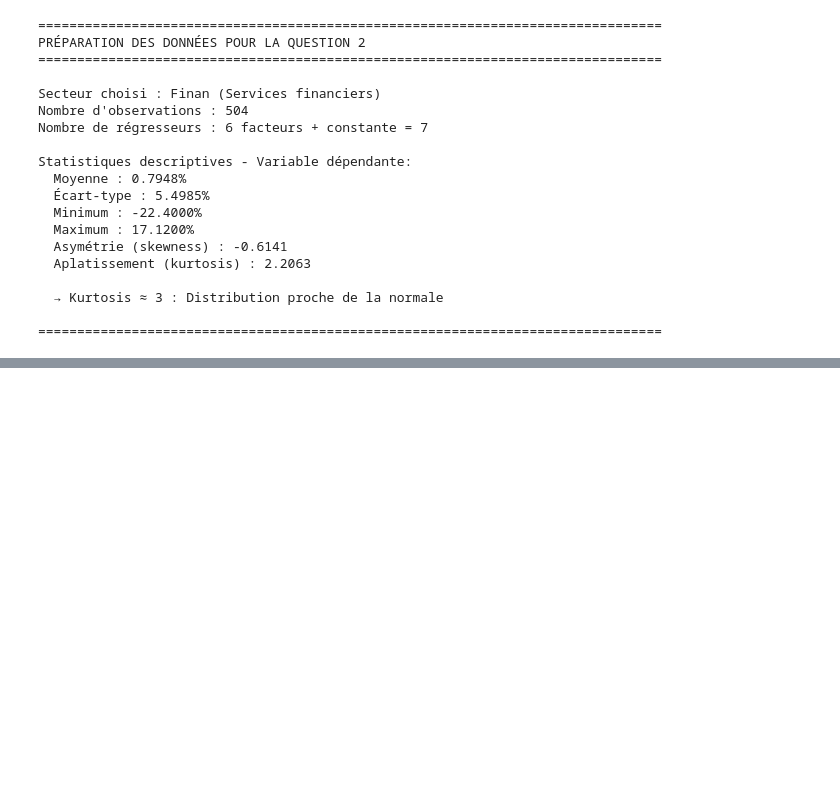
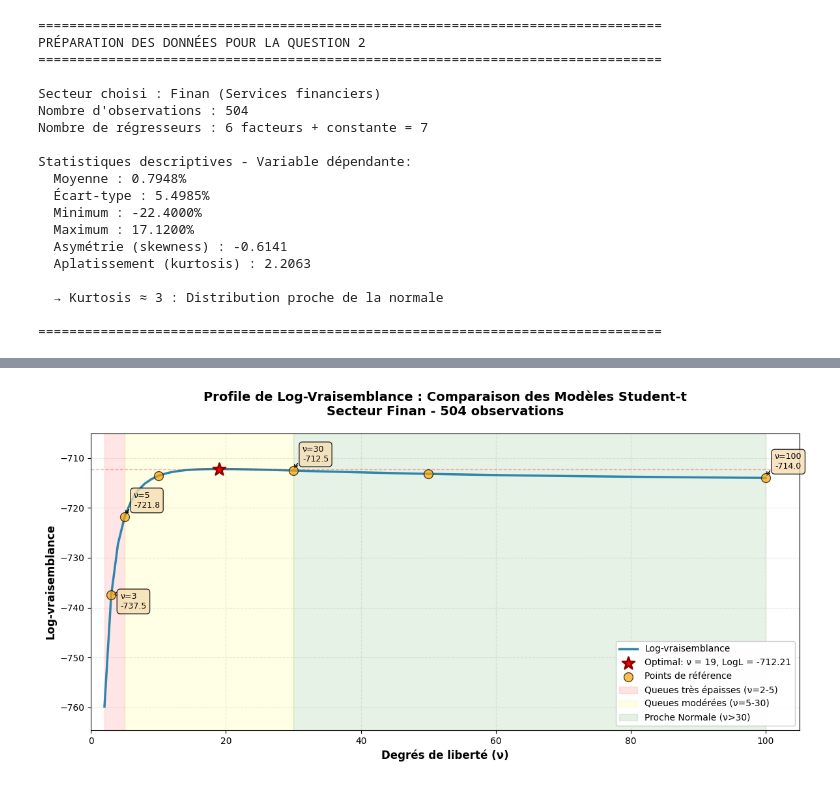
Before and after one commit to VincentD1209/TP3-Econo, a Jupyter notebook: TP3 Q2.ipynb, the cells around one changed output, grey strips where cells are left out. Drawn from its saved outputs; the diff is of its cells as text; code cells hidden in the pictures; blank space fills up the shorter version.

```diff
--- a/TP3 Q2.ipynb
+++ b/TP3 Q2.ipynb
@@ -171,0 +548,89 @@ Statistiques descriptives - Variable dépendante:
+# %%
+# Graphique : Profile de Log-Vraisemblance en fonction des Degrés de Liberté
+
+# Calculer la log-vraisemblance pour une gamme de degrés de liberté
+dof_range = np.arange(2, 101, 1)  # De 2 à 100 avec pas de 1
+loglik_values = []
+
+print("Calcul de la log-vraisemblance pour différents degrés de liberté...")
+for dof in dof_range:
+    ll = loglik_t_regression(df_q2, dof)
+    loglik_values.append(ll)
+
+# Trouver le degré de liberté optimal
+optimal_idx = np.argmax(loglik_values)
+optimal_dof = dof_range[optimal_idx]
+optimal_loglik = loglik_values[optimal_idx]
+
+print(f"✓ Calculs terminés pour {len(dof_range)} valeurs de ν")
+print(f"✓ Degré de liberté optimal : ν = {optimal_dof}")
+print(f"✓ Log-vraisemblance maximale : {optimal_loglik:.4f}")
+
+# Créer le graphique
+fig, ax = plt.subplots(figsize=(12, 6))
+
+# Tracer la courbe de log-vraisemblance
+ax.plot(dof_range, loglik_values, linewidth=2.5, color='#2E86AB', label='Log-vraisemblance')
+
+# Marquer le point optimal
+ax.scatter([optimal_dof], [optimal_loglik], color='red', s=200, zorder=5,
+           marker='*', edgecolors='darkred', linewidths=2,
+           label=f'Optimal: ν = {optimal_dof}, LogL = {optimal_loglik:.2f}')
+
+# Marquer les points de référence
+reference_dofs = [3, 5, 10, 30, 50, 100]
+reference_logliks = [loglik_t_regression(df_q2, d) for d in reference_dofs]
+ax.scatter(reference_dofs, reference_logliks, color='orange', s=100, zorder=4,
+           alpha=0.7, edgecolors='black', linewidths=1, label='Points de référence')
+
+# Ajouter des annotations pour les points clés
+for dof, ll in zip(reference_dofs, reference_logliks):
+    if dof in [3, 5, optimal_dof, 30, 100]:
+        ax.annotate(f'ν={dof}\n{ll:.1f}',
+                   xy=(dof, ll),
+                   xytext=(10, -15 if dof == 3 else 10),
+                   textcoords='offset points',
+                   fontsize=9,
+                   bbox=dict(boxstyle='round,pad=0.4', facecolor='wheat', alpha=0.8),
+                   arrowprops=dict(arrowstyle='->', connectionstyle='arc3,rad=0.3'))
+
+# Ligne horizontale pour le maximum
+ax.axhline(y=optimal_loglik, color='red', linestyle='--', alpha=0.3, linewidth=1)
+
+# Zones de contexte
+ax.axvspan(2, 5, alpha=0.1, color='red', label='Queues très épaisses (ν=2-5)')
+ax.axvspan(5, 30, alpha=0.1, color='yellow', label='Queues modérées (ν=5-30)')
+ax.axvspan(30, 100, alpha=0.1, color='green', label='Proche Normale (ν>30)')
+
+# Configuration des axes et labels
+ax.set_xlabel('Degrés de liberté (ν)', fontsize=12, fontweight='bold')
+ax.set_ylabel('Log-vraisemblance', fontsize=12, fontweight='bold')
+ax.set_title('Profile de Log-Vraisemblance : Comparaison des Modèles Student-t\n' +
+             f'Secteur {secteur_choisi} - {len(df_q2)} observations',
+             fontsize=14, fontweight='bold', pad=20)
+
+# Grille
+ax.grid(True, alpha=0.3, linestyle='--', linewidth=0.8)
+
+# Légende
+ax.legend(loc='lower right', fontsize=10, framealpha=0.95)
+
+# Ajuster les limites pour une meilleure visualisation
+ax.set_xlim(0, 105)
+y_min, y_max = min(loglik_values), max(loglik_values)
+y_range = y_max - y_min
+ax.set_ylim(y_min - 0.1*y_range, y_max + 0.15*y_range)
+
+plt.tight_layout()
+plt.show()
+
+print("\n" + "="*80)
+print("ANALYSE DU GRAPHIQUE")
+print("="*80)
+print(f"• Le maximum de log-vraisemblance est atteint à ν = {optimal_dof}")
+print(f"• Pour ν < {optimal_dof} : Les queues sont trop épaisses → sous-ajustement")
+print(f"• Pour ν > {optimal_dof} : Se rapproche de la Normale → perte de flexibilité")
+print(f"• La courbe est relativement plate autour de ν = {optimal_dof},")
+print(f"  ce qui suggère que plusieurs valeurs dans [20, 40] donnent des résultats similaires")
+print("="*80)
+# %% [output]
@@ -171,0 +641 @@ Statistiques descriptives - Variable dépendante:
+[figure, added]
```
Also changed, not shown: parts of 10 cells of this notebook.
